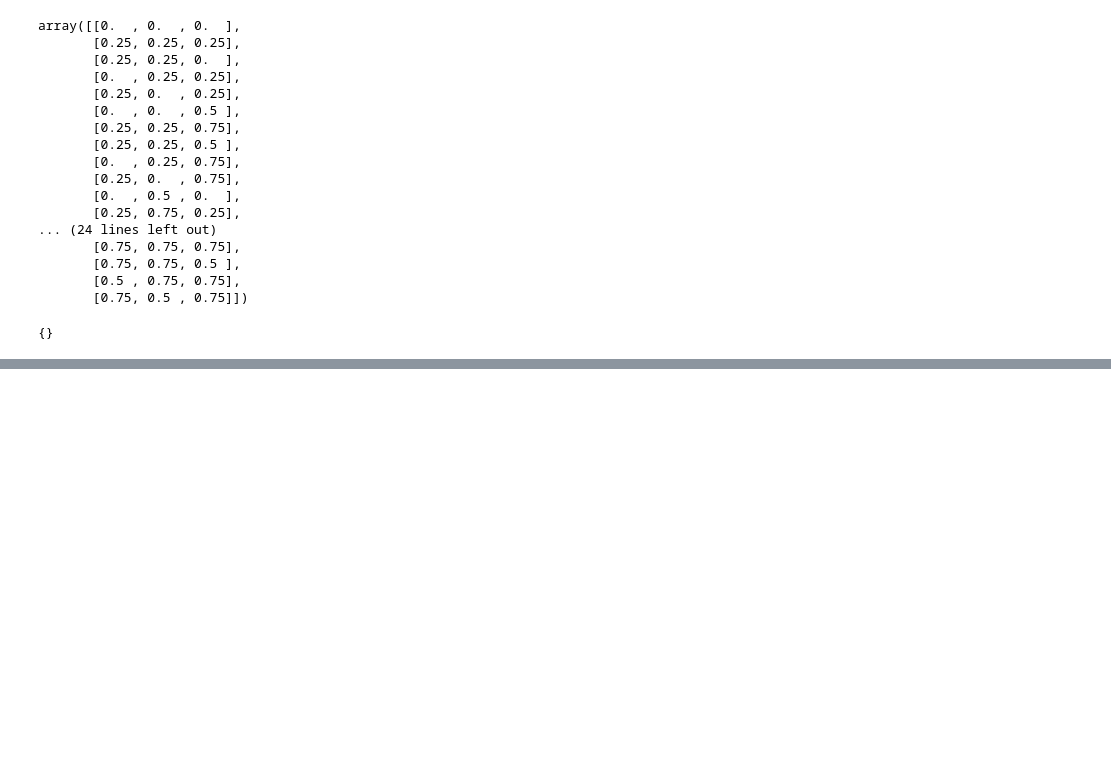
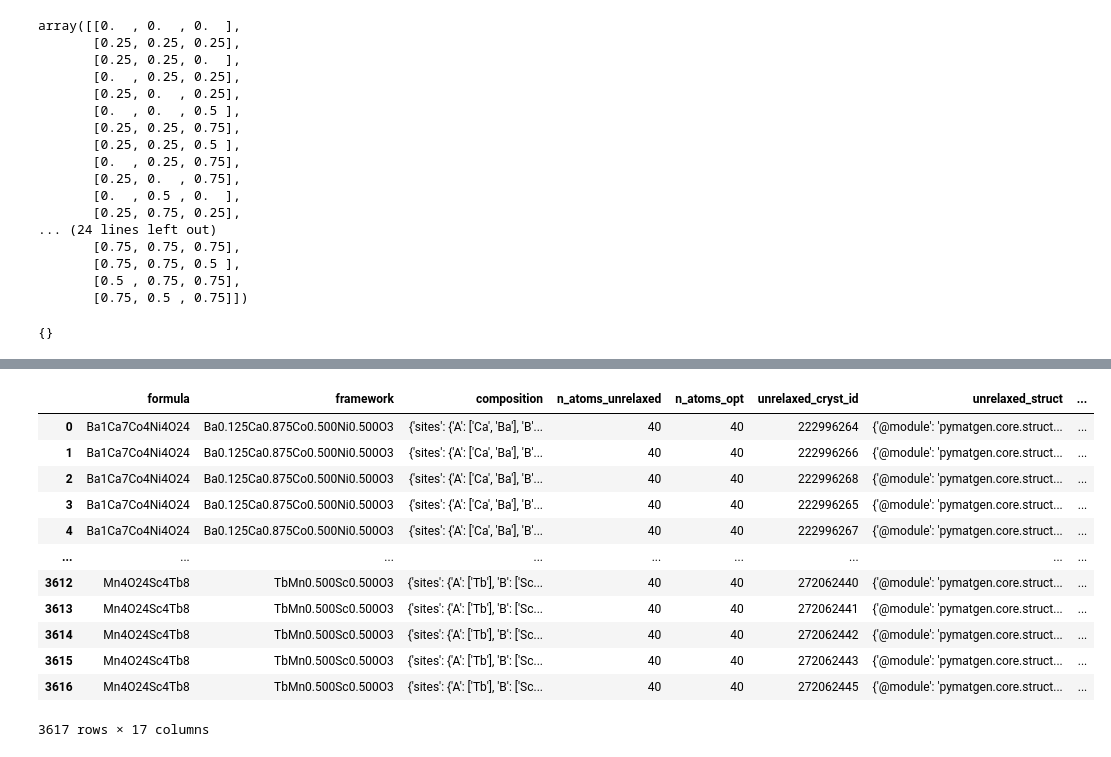
Before and after one commit to learningmatter-mit/PerovskiteOrderingGCNNs, a Jupyter notebook: archived/Testing_Datasets.ipynb, the cells around one changed output, grey strips where cells are left out. Cells and saved outputs as stored; diff of their text form; code cells hidden in the pictures; blank space fills up the shorter version.

```diff
--- a/archived/Testing_Datasets.ipynb
+++ b/archived/Testing_Datasets.ipynb
@@ -189,3 +194,19 @@ print(set(holdout_set_B_sites.formula))
 hold_out = list(set(holdout_set_series.formula))
 hold_out.sort()
 print(hold_out)
+# %%
+training_set
+# %% [output]
+|  | formula | framework | composition | n_atoms_unrelaxed | n_atoms_opt | unrelaxed_cryst_id | unrelaxed_struct | ... |
+| 0 | Ba1Ca7Co4Ni4O24 | Ba0.125Ca0.875Co0.500Ni0.500O3 | {'sites': {'A': ['Ca', 'Ba'], 'B'... | 40 | 40 | 222996264 | {'@module': 'pymatgen.core.struct... | ... |
+| 1 | Ba1Ca7Co4Ni4O24 | Ba0.125Ca0.875Co0.500Ni0.500O3 | {'sites': {'A': ['Ca', 'Ba'], 'B'... | 40 | 40 | 222996266 | {'@module': 'pymatgen.core.struct... | ... |
+| 2 | Ba1Ca7Co4Ni4O24 | Ba0.125Ca0.875Co0.500Ni0.500O3 | {'sites': {'A': ['Ca', 'Ba'], 'B'... | 40 | 40 | 222996268 | {'@module': 'pymatgen.core.struct... | ... |
+| 3 | Ba1Ca7Co4Ni4O24 | Ba0.125Ca0.875Co0.500Ni0.500O3 | {'sites': {'A': ['Ca', 'Ba'], 'B'... | 40 | 40 | 222996265 | {'@module': 'pymatgen.core.struct... | ... |
+| 4 | Ba1Ca7Co4Ni4O24 | Ba0.125Ca0.875Co0.500Ni0.500O3 | {'sites': {'A': ['Ca', 'Ba'], 'B'... | 40 | 40 | 222996267 | {'@module': 'pymatgen.core.struct... | ... |
+| ... | ... | ... | ... | ... | ... | ... | ... | ... |
+| 3612 | Mn4O24Sc4Tb8 | TbMn0.500Sc0.500O3 | {'sites': {'A': ['Tb'], 'B': ['Sc... | 40 | 40 | 272062440 | {'@module': 'pymatgen.core.struct... | ... |
+| 3613 | Mn4O24Sc4Tb8 | TbMn0.500Sc0.500O3 | {'sites': {'A': ['Tb'], 'B': ['Sc... | 40 | 40 | 272062441 | {'@module': 'pymatgen.core.struct... | ... |
+| 3614 | Mn4O24Sc4Tb8 | TbMn0.500Sc0.500O3 | {'sites': {'A': ['Tb'], 'B': ['Sc... | 40 | 40 | 272062442 | {'@module': 'pymatgen.core.struct... | ... |
+| 3615 | Mn4O24Sc4Tb8 | TbMn0.500Sc0.500O3 | {'sites': {'A': ['Tb'], 'B': ['Sc... | 40 | 40 | 272062443 | {'@module': 'pymatgen.core.struct... | ... |
+| 3616 | Mn4O24Sc4Tb8 | TbMn0.500Sc0.500O3 | {'sites': {'A': ['Tb'], 'B': ['Sc... | 40 | 40 | 272062445 | {'@module': 'pymatgen.core.struct... | ... |
+3617 rows × 17 columns
```
Also changed, not shown: parts of 3 cells of this notebook, 8 other files.
